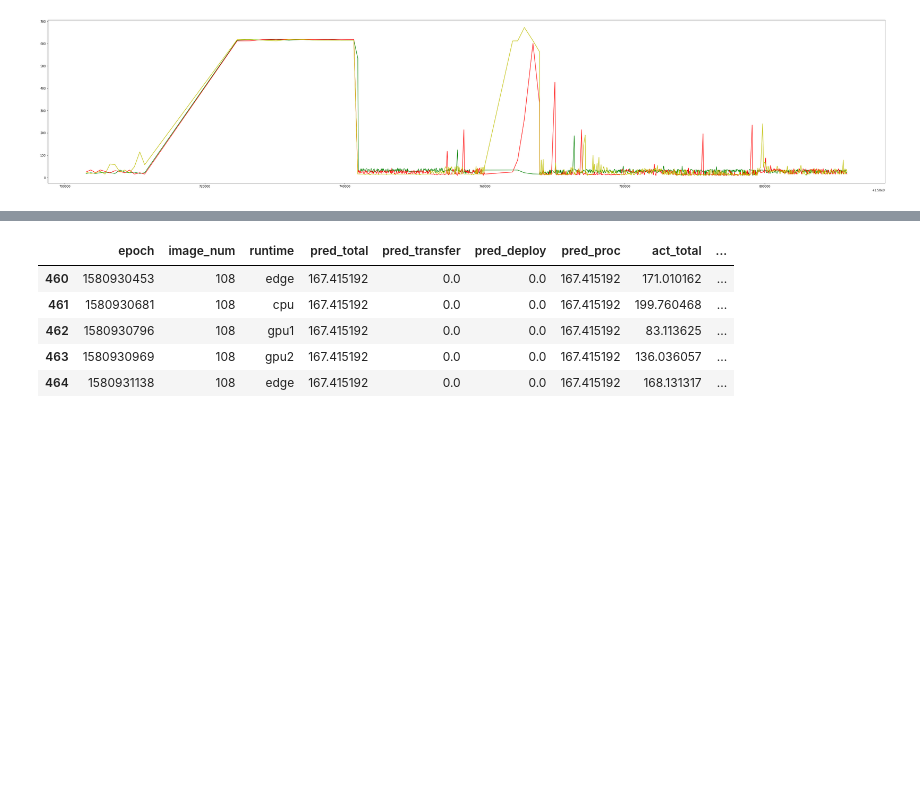
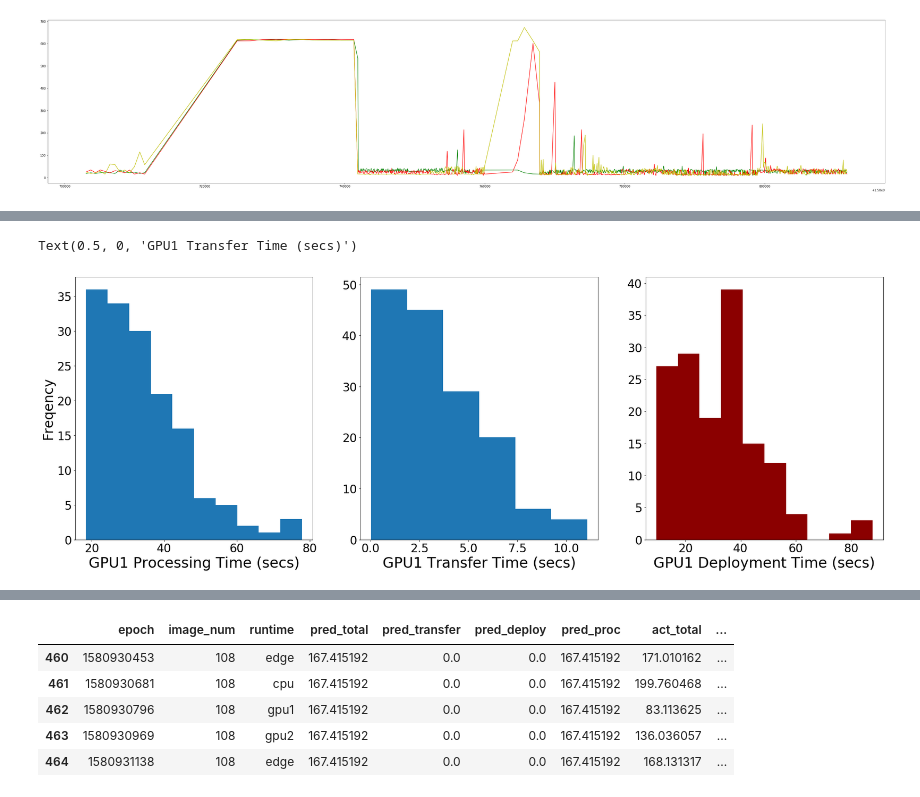
Before and after one commit to Heronalps/STOIC, a Jupyter notebook: jupyter/Scheduling Analysis.ipynb, the cells around one changed output, grey strips where cells are left out. Drawn from its saved outputs; the diff is of its cells as text; code cells hidden in the pictures; blank space fills up the shorter version.

```diff
--- a/jupyter/Scheduling Analysis.ipynb
+++ b/jupyter/Scheduling Analysis.ipynb
@@ -7,7 +10,7 @@ from sklearn.linear_model import LinearRegression
 # %% [markdown]
 ### Scheduling Analysis
 # %%
-df_logtime4 = pd.read_csv("./logTime_4runtimes_4.csv")
+df_logtime4 = pd.read_csv("./logTime_4runtimes_5.csv")
 df_stoic = pd.read_csv("./logTime_stoic_2.csv")
 # %%
 # Check if 4 runtimes are in line with each workload
@@ -201,0 +398,2 @@ plt.plot(df_deploy['epoch'][50:], df_deploy['gpu2'][50:], "y")
+# %%
+df_gpu2 = df_logtime4[:][df_logtime4['runtime']=='gpu2']
@@ -201,0 +404,22 @@ plt.plot(df_deploy['epoch'][50:], df_deploy['gpu2'][50:], "y")
+# %%
+plt.figure(figsize=[30, 10])
+# plt.title()
+plt.subplot(133)
+plt.hist(df_gpu2['act_deploy'][~is_outlier(df_gpu2['act_deploy'])], color="darkred")
+plt.xlabel("GPU1 Deployment Time (secs)", fontsize=30)
+# plt.ylabel("Freqency", fontsize=28)
+
+plt.subplot(131)
+plt.hist(df_gpu2['act_proc'])
+# plt.title("GPU2 Processing Time Distribution")
+plt.xlabel("GPU1 Processing Time (secs)", fontsize=30)
+plt.ylabel("Freqency", fontsize=28)
+
+plt.subplot(132)
+plt.hist(df_gpu2['act_transfer'][~is_outlier(df_gpu2['act_transfer'])], bins=6)
+# plt.title("GPU2 Runtime Transfer Time Distribution")
+plt.xlabel("GPU1 Transfer Time (secs)", fontsize=30)
+# plt.ylabel("Freqency", fontsize=28)
+# %% [output]
+Text(0.5, 0, 'GPU1 Transfer Time (secs)')
+[figure, added]
```
Also changed, not shown: parts of 40 cells of this notebook, 13 other files.
